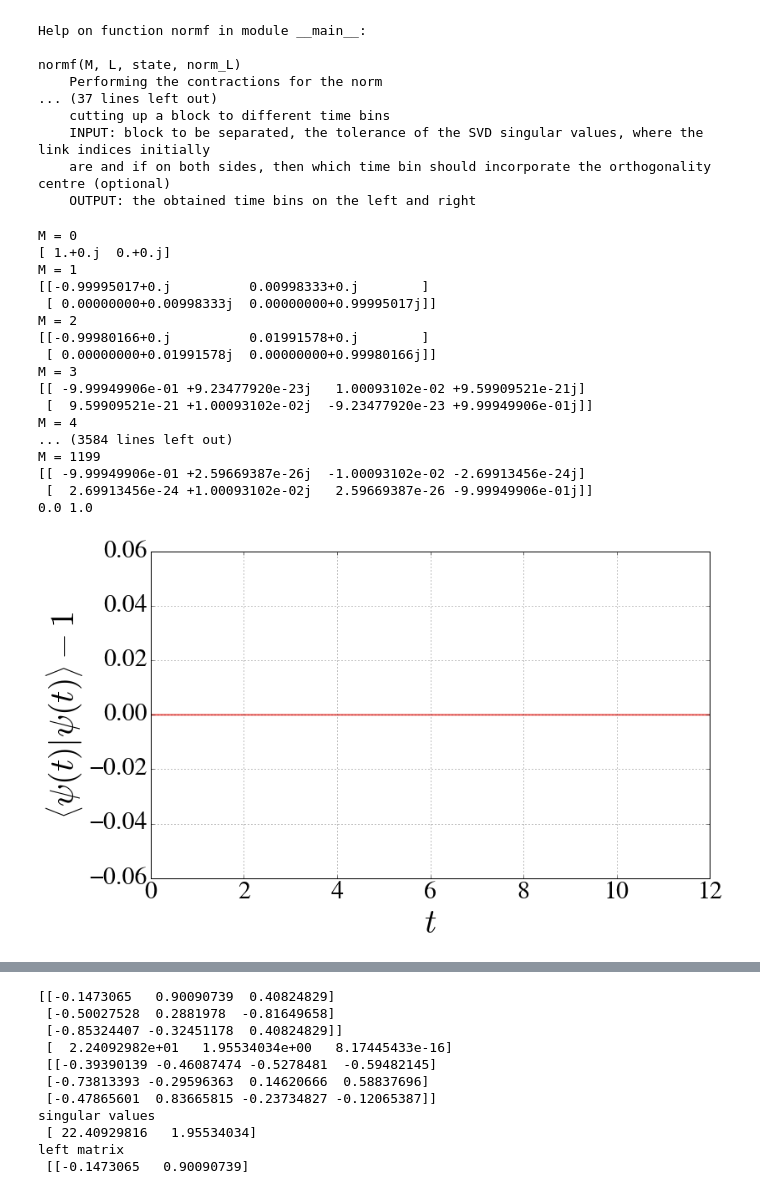
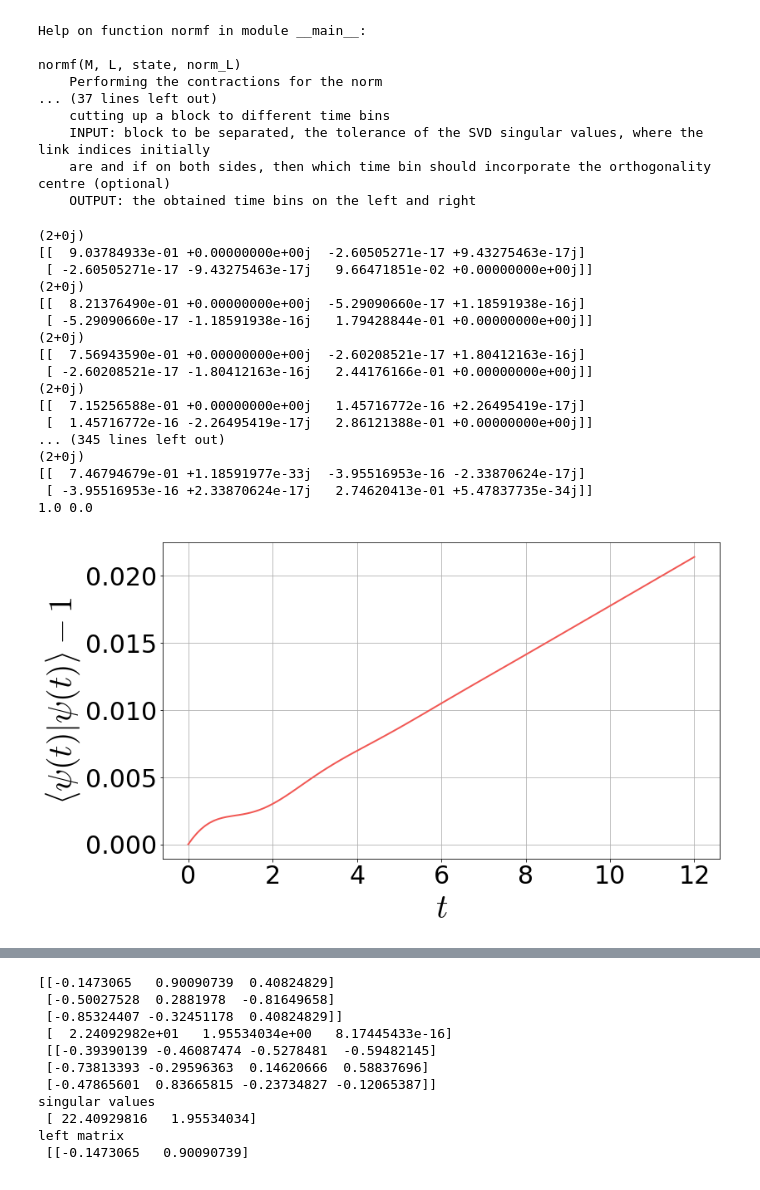
Before and after one commit to nemetniki/Kerr, a Jupyter notebook: MPS trial.ipynb, the cells around one changed output, grey strips where cells are left out. Cells and saved outputs as stored; diff of their text form; code cells hidden in the pictures.

```diff
--- a/MPS trial.ipynb
+++ b/MPS trial.ipynb
@@ -927,11 +929,11 @@ Delta_T = 0.#1.0
 phi     = 0.
 
 endt = 12.
-dt   = .01
+dt   = .1
 L    = 3
 N    = int(endt/dt)+L+1
 
-initTLS    = np.array([1,0],complex) #starting at |e>
+initTLS    = np.array([0,1],complex) #starting at |e>
 initenv    = np.zeros(5,complex)
 initenv[0] = 1
 init       = [initenv]*N
@@ -947,21 +949,21 @@ normL = np.zeros((initenv.size,initenv.size),complex)
 
 for M in range(0,N-L-1):
 
-    print("M =",M)
-    print(init[ind_sys])
-#    if M>0:
-#        init[M],init[M-1] = OC_reloc(init[M],init[M-1],"left",tol)
-#    norm[M],normL = normf(M,L,init,normL)
+#    print("M =",M)
+#    print(init[ind_sys])
+    if M>0:
+        init[M],init[M-1] = OC_reloc(init[M],init[M-1],"left",tol)
+    norm[M],normL = normf(M,L,init,normL)
     #print("norm done")
     exc_pop[M] = exp_sys(np.array([[0,0],[0,1]]),init[ind_sys],M)
     gr_pop[M]  = exp_sys(np.array([[1,0],[0,0]]),init[ind_sys],M)
 
-#    if M>0:
-#        #print("OC relocation done")
-#        for s in range(0,L-1):
-#            swap_block = np.einsum("ijk,klm->iljm",init[M+1+s],init[M+s])
-#            init[M+1+s],init[M+s] = cut(swap_block,tol,"both","left")
-#        init[ind_sys],init[ind_sys-1] = OC_reloc(init[ind_sys],init[ind_sys-1],"left",tol)
+    if M>0:
+        #print("OC relocation done")
+        for s in range(0,L-1):
+            swap_block = np.einsum("ijk,klm->iljm",init[M+1+s],init[M+s])
+            init[M+1+s],init[M+s] = cut(swap_block,tol,"both","left")
+        init[ind_sys],init[ind_sys-1] = OC_reloc(init[ind_sys],init[ind_sys-1],"left",tol)
 
     U_block = U(init[ind_sys+1],init[ind_sys],init[ind_sys-1],M)
     if M > 0:
@@ -970,57 +972,57 @@ for M in range(0,N-L-1):
     init[ind_sys+1],U_small_block = cut(U_block,tol,"right")
     init[ind_sys],init[ind_sys-1] = cut(U_small_block,tol,"left")
 
     if M > 0:
         U_dims = np.concatenate((np.array([init[ind_sys-1].shape[0]]),U_right_dims),axis = 0)
         init[ind_sys-1] = unmerge(init[ind_sys-1],U_dims,"right")
     #print("U done")
-#    for s in range(0,L-1):
-#        if M==0:
-#            swap_block = np.tensordot(init[ind_sys-1-s],init[ind_sys-2-s],0)
-#            init[ind_sys-1-s],init[ind_sys-2-s] = cut(np.einsum("ijk->ikj",swap_block),tol,"left")
-#        else:
-#            swap_block = np.einsum("ijk,klm->iljm",init[ind_sys-1-s],init[ind_sys-2-s])
-#            init[ind_sys-s-1],init[ind_sys-2-s] = cut(swap_block,tol,"both","right")
+    for s in range(0,L-1):
+        if M==0:
+            swap_block = np.tensordot(init[ind_sys-1-s],init[ind_sys-2-s],0)
+            init[ind_sys-1-s],init[ind_sys-2-s] = cut(np.einsum("ijk->ikj",swap_block),tol,"left")
+        else:
+            swap_block = np.einsum("ijk,klm->iljm",init[ind_sys-1-s],init[ind_sys-2-s])
+            init[ind_sys-s-1],init[ind_sys-2-s] = cut(swap_block,tol,"both","right")
 
     ind_sys =1+ind_sys
     #print("swaps done")
 
-#norm[-1],normL = normf(N-L-1,L,init,normL)
+norm[-1],normL = normf(N-L-1,L,init,normL)
 exc_pop[-1] = exp_sys(np.array([[0,0],[0,1]]),init[N-1],N-L-1)
 gr_pop[-1]  = exp_sys(np.array([[1,0],[0,0]]),init[N-1],N-L-1)
 t = np.linspace(0,endt,N-L)
 print(exc_pop[0],gr_pop[0])
 
 plt.figure(figsize = (12,7))
-plt.plot(t,norm,lw=2,label="norm",color=colors["red"])
+plt.plot(t,norm-1,lw=2,label="norm",color=colors["red"])
 plt.xlabel("$t$",fontsize=40)
 plt.ylabel("$\left<\psi(t)|\psi(t)\\right>-1$",fontsize=40)
 plt.grid(True)
 plt.figure(figsize = (12,7))
 plt.plot(t,gr_pop,lw=2,label="ground",color=colors["orange"])
 plt.plot(t,exc_pop,lw=2,label="excited",color=colors["green"])
 plt.xlabel("$t$",fontsize=40)
 plt.grid(True)
 plt.legend(loc="best")
 plt.ylabel("Population",fontsize=40)
 plt.ylim(-.1,1.1)
 plt.show()
 # %% [output]
-M = 0
-[ 1.+0.j  0.+0.j]
-M = 1
-[[-0.99995017+0.j          0.00998333+0.j        ]
- [ 0.00000000+0.00998333j  0.00000000+0.99995017j]]
-M = 2
-[[-0.99980166+0.j          0.01991578+0.j        ]
- [ 0.00000000+0.01991578j  0.00000000+0.99980166j]]
-M = 3
-[[ -9.99949906e-01 +9.23477920e-23j   1.00093102e-02 +9.59909521e-21j]
- [  9.59909521e-21 +1.00093102e-02j  -9.23477920e-23 +9.99949906e-01j]]
-M = 4
-... (3584 lines left out)
-M = 1199
-[[ -9.99949906e-01 +2.59669387e-26j  -1.00093102e-02 -2.69913456e-24j]
- [  2.69913456e-24 +1.00093102e-02j   2.59669387e-26 -9.99949906e-01j]]
-0.0 1.0
+(2+0j)
+[[  9.03784933e-01 +0.00000000e+00j  -2.60505271e-17 +9.43275463e-17j]
+ [ -2.60505271e-17 -9.43275463e-17j   9.66471851e-02 +0.00000000e+00j]]
+(2+0j)
+[[  8.21376490e-01 +0.00000000e+00j  -5.29090660e-17 +1.18591938e-16j]
+ [ -5.29090660e-17 -1.18591938e-16j   1.79428844e-01 +0.00000000e+00j]]
+(2+0j)
+[[  7.56943590e-01 +0.00000000e+00j  -2.60208521e-17 +1.80412163e-16j]
+ [ -2.60208521e-17 -1.80412163e-16j   2.44176166e-01 +0.00000000e+00j]]
+(2+0j)
+[[  7.15256588e-01 +0.00000000e+00j   1.45716772e-16 +2.26495419e-17j]
+ [  1.45716772e-16 -2.26495419e-17j   2.86121388e-01 +0.00000000e+00j]]
+... (345 lines left out)
+(2+0j)
+[[  7.46794679e-01 +1.18591977e-33j  -3.95516953e-16 -2.33870624e-17j]
+ [ -3.95516953e-16 +2.33870624e-17j   2.74620413e-01 +5.47837735e-34j]]
+1.0 0.0
-[figure, old version]
+[figure, new version]
```
Also changed, not shown: parts of 2 cells of this notebook.
